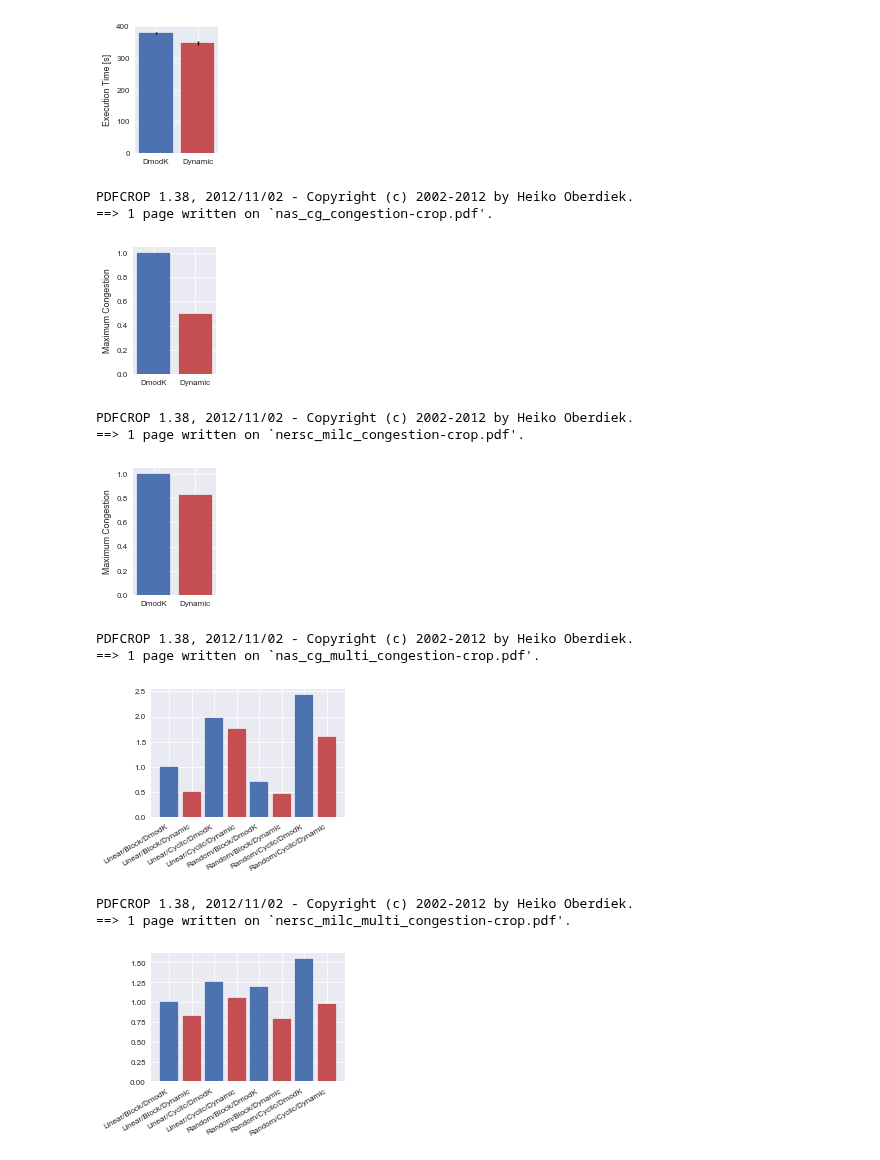
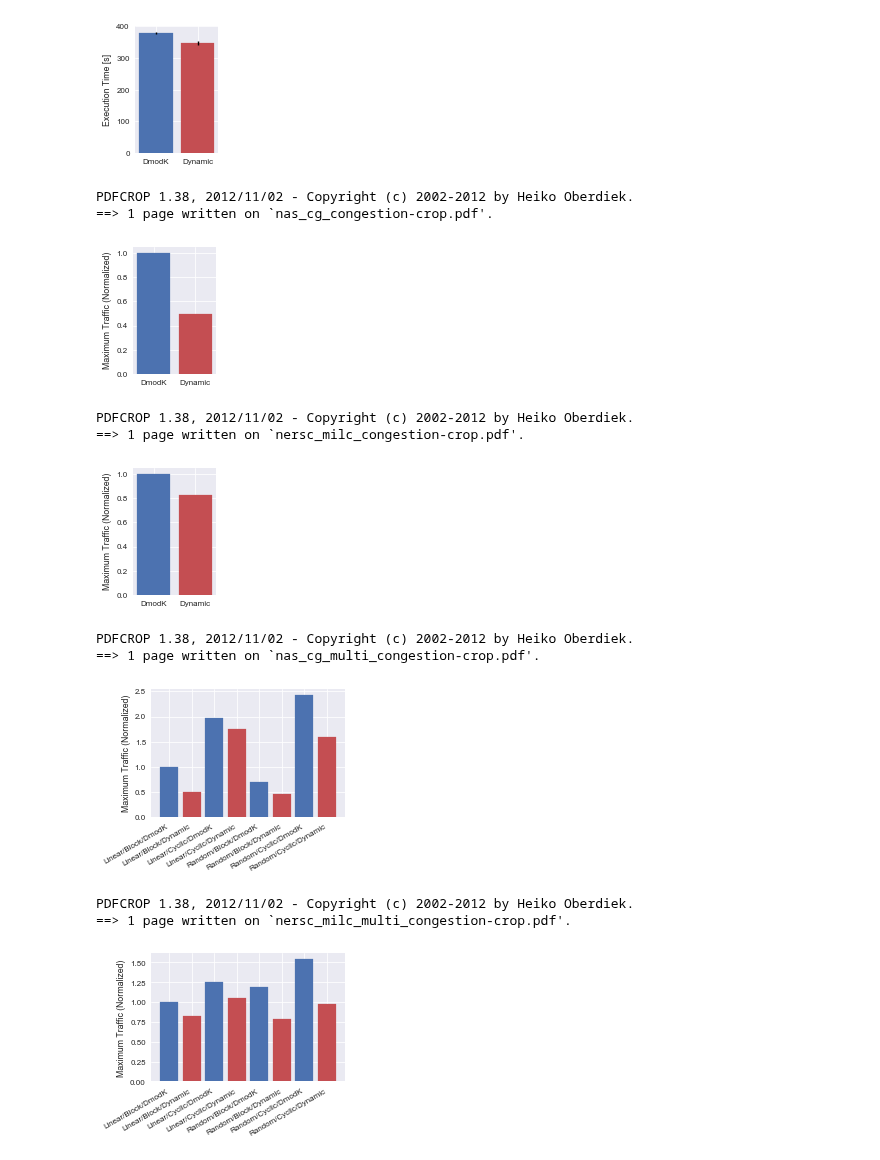
Before and after one commit to keichi/hpcmaspa17-pfanalyzer, a Jupyter notebook: img/plot.ipynb, the cells around one changed output. Saved outputs shown, nothing was run; the diff lists cells and outputs as text; code cells hidden in the pictures.

Commit message:
(Normalized)をグラフの軸ラベルに追加

```diff
--- a/img/plot.ipynb
+++ b/img/plot.ipynb
@@ -155,7 +155,7 @@ fig.subplots_adjust(left=.27, bottom=.15, right=.97, top=.97)
 bars = ax.bar(x, y, tick_label=["DmodK", "Dynamic"])
 bars[0].set_color(pal[0])
 bars[1].set_color(pal[2])
-ax.set_ylabel("Maximum Congestion")
+ax.set_ylabel("Maximum Traffic (Normalized)")
 
 fig.set_size_inches(w / 2 - 0.1, h)
 fig.savefig("nas_cg_congestion.pdf")
@@ -165,7 +165,7 @@ fig.savefig("nas_cg_congestion.pdf")
 # %% [output]
 PDFCROP 1.38, 2012/11/02 - Copyright (c) 2002-2012 by Heiko Oberdiek.
 ==> 1 page written on `nas_cg_congestion-crop.pdf'.
-[figure, old version]
+[figure, new version]
 # %%
 pal = sns.color_palette()
 
@@ -177,7 +177,7 @@ fig.subplots_adjust(left=.27, bottom=.15, right=.97, top=.97)
 bars = ax.bar(x, y, tick_label=["DmodK", "Dynamic"])
 bars[0].set_color(pal[0])
 bars[1].set_color(pal[2])
-ax.set_ylabel("Maximum Congestion")
+ax.set_ylabel("Maximum Traffic (Normalized)")
 
 fig.set_size_inches(w / 2 - 0.1, h)
 fig.savefig("nersc_milc_congestion.pdf")
@@ -187,7 +187,7 @@ fig.savefig("nersc_milc_congestion.pdf")
 # %% [output]
 PDFCROP 1.38, 2012/11/02 - Copyright (c) 2002-2012 by Heiko Oberdiek.
 ==> 1 page written on `nersc_milc_congestion-crop.pdf'.
-[figure, old version]
+[figure, new version]
 # %%
 pal = sns.color_palette()
 
@@ -203,34 +203,36 @@ x = np.arange(y.size)
 
 fig, ax = plt.subplots()
 fig.subplots_adjust(left=.2, bottom=.3, right=.97, top=.97)
 
 bars = ax.bar(x, y)
 ax.set_xticks(x)
 ax.set_xticklabels(["Linear/Block/DmodK",
                                   "Linear/Block/Dynamic",
                                   "Linear/Cyclic/DmodK",
                                   "Linear/Cyclic/Dynamic",
                                   "Random/Block/DmodK",
                                   "Random/Block/Dynamic",
                                   "Random/Cyclic/DmodK",
                                   "Random/Cyclic/Dynamic"],
                                  rotation=30, ha="right")
 
 for i, bar in enumerate(bars):
     if i % 2 == 0:
         bar.set_color(pal[0])
     else:
         bar.set_color(pal[2])
 
+ax.set_ylabel("Maximum Traffic (Normalized)")
+
 fig.set_size_inches(w, h+.5)
 fig.savefig("nas_cg_multi_congestion.pdf")
 
 !pdfcrop nas_cg_multi_congestion.pdf
 !mv nas_cg_multi_congestion-crop.pdf nas_cg_multi_congestion.pdf
 # %% [output]
 PDFCROP 1.38, 2012/11/02 - Copyright (c) 2002-2012 by Heiko Oberdiek.
 ==> 1 page written on `nas_cg_multi_congestion-crop.pdf'.
-[figure, old version]
+[figure, new version]
 # %%
 pal = sns.color_palette()
 
@@ -265,6 +267,8 @@ for i, bar in enumerate(bars):
     else:
         bar.set_color(pal[2])
 
+ax.set_ylabel("Maximum Traffic (Normalized)")
+
 fig.set_size_inches(w, h+.5)
 fig.savefig("nersc_milc_multi_congestion.pdf")
 
@@ -273,4 +277,4 @@ fig.savefig("nersc_milc_multi_congestion.pdf")
 # %% [output]
 PDFCROP 1.38, 2012/11/02 - Copyright (c) 2002-2012 by Heiko Oberdiek.
 ==> 1 page written on `nersc_milc_multi_congestion-crop.pdf'.
-[figure, old version]
+[figure, new version]
```
Also changed, not shown: 4 other files.
